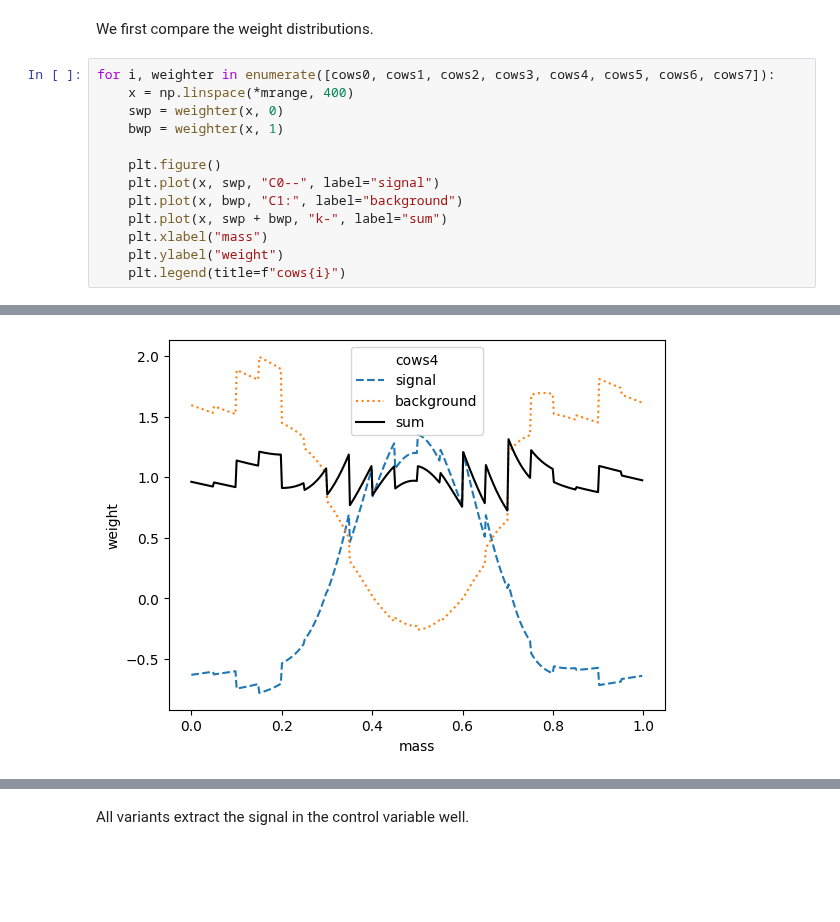
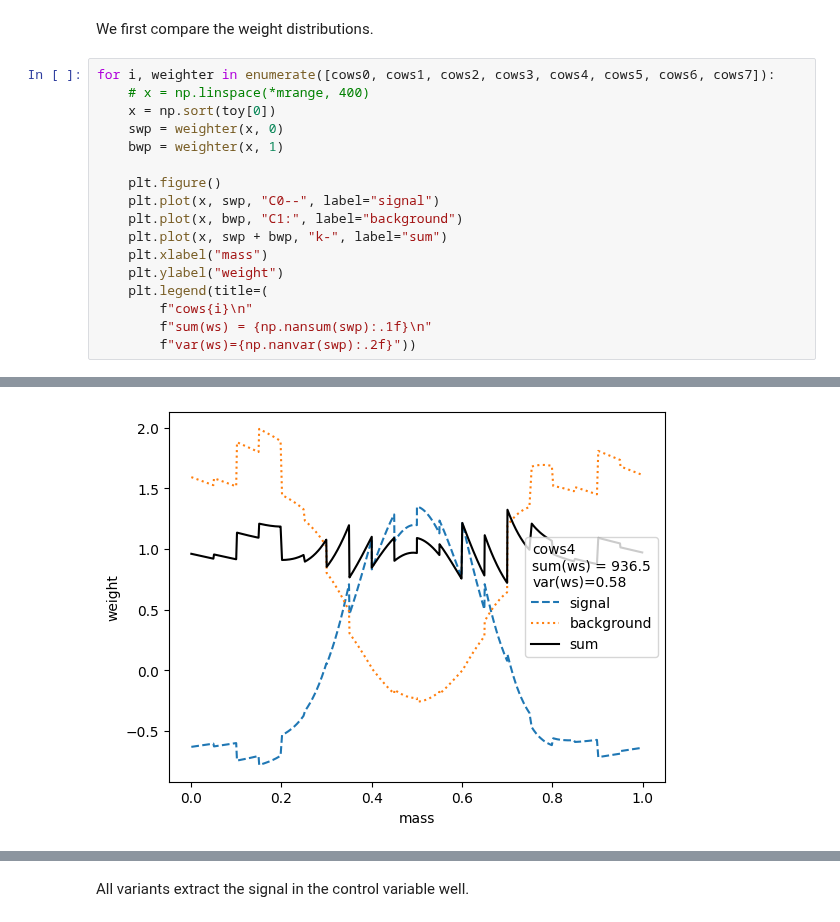
Before and after one commit to sweights/sweights, a Jupyter notebook: doc/notebooks/tutorial_experimental.ipynb, the cells around one changed output, grey strips where cells are left out. Saved outputs shown, nothing was run; the diff lists cells and outputs as text; blank space fills up the shorter version.

```diff
--- a/doc/notebooks/tutorial_experimental.ipynb
+++ b/doc/notebooks/tutorial_experimental.ipynb
@@ -264,7 +264,8 @@ cows7 = Cows(toy[0], spdf, bpdf, yields=mi.values["s", "b"])
 We first compare the weight distributions.
 # %%
 for i, weighter in enumerate([cows0, cows1, cows2, cows3, cows4, cows5, cows6, cows7]):
-    x = np.linspace(*mrange, 400)
+    # x = np.linspace(*mrange, 400)
+    x = np.sort(toy[0])
     swp = weighter(x, 0)
     bwp = weighter(x, 1)
 
@@ -274,5 +275,8 @@ for i, weighter in enumerate([cows0, cows1, cows2, cows3, cows4, cows5, cows6, c
     plt.plot(x, swp + bwp, "k-", label="sum")
     plt.xlabel("mass")
     plt.ylabel("weight")
-    plt.legend(title=f"cows{i}")
+    plt.legend(title=(
+        f"cows{i}\n"
+        f"sum(ws) = {np.nansum(swp):.1f}\n"
+        f"var(ws)={np.nanvar(swp):.2f}"))
 # %% [output]
@@ -283 +287 @@ for i, weighter in enumerate([cows0, cows1, cows2, cows3, cows4, cows5, cows6, c
-[figure, old version]
+[figure, new version]
```
Also changed, not shown: parts of 4 cells of this notebook, 1 other file.
